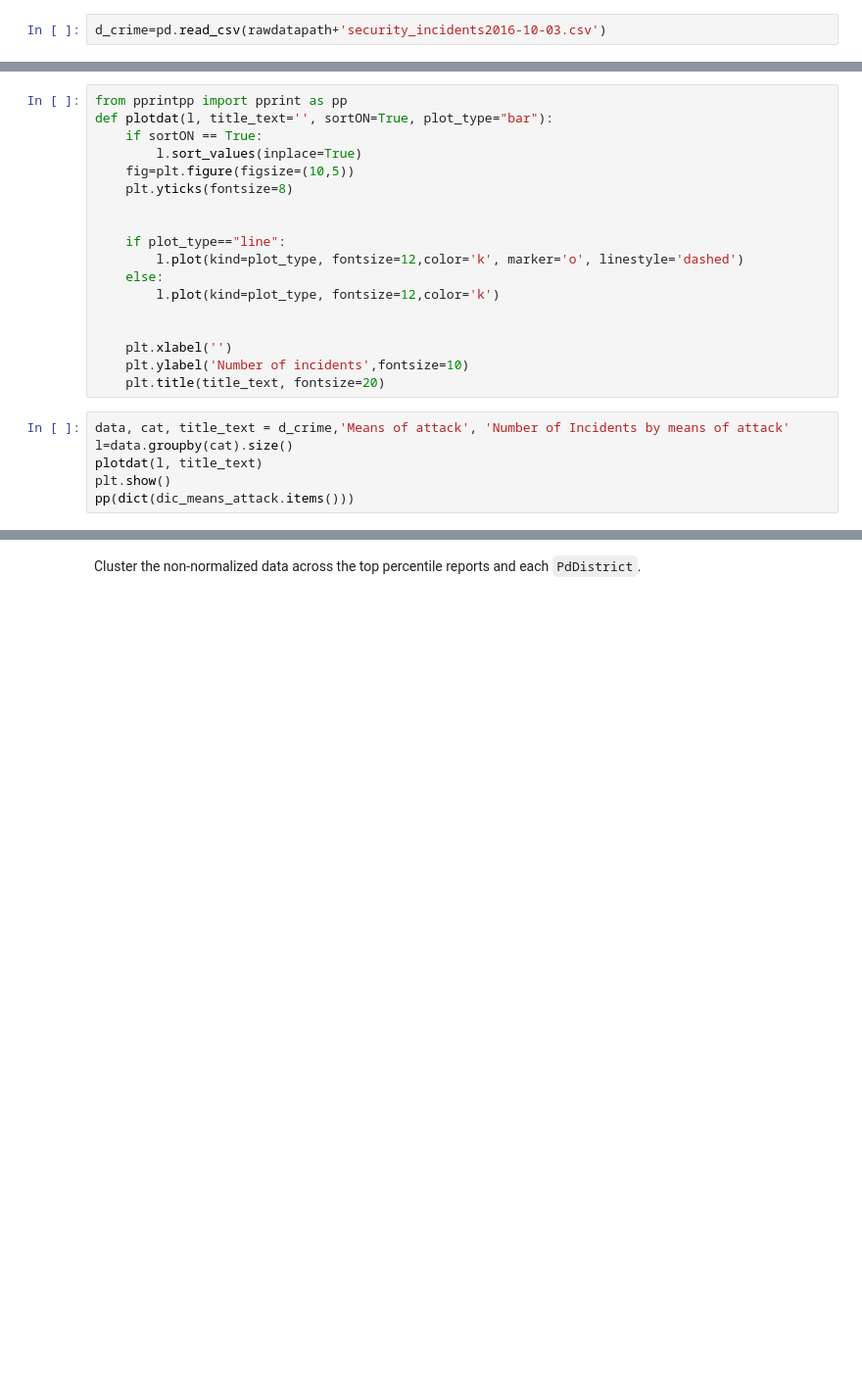
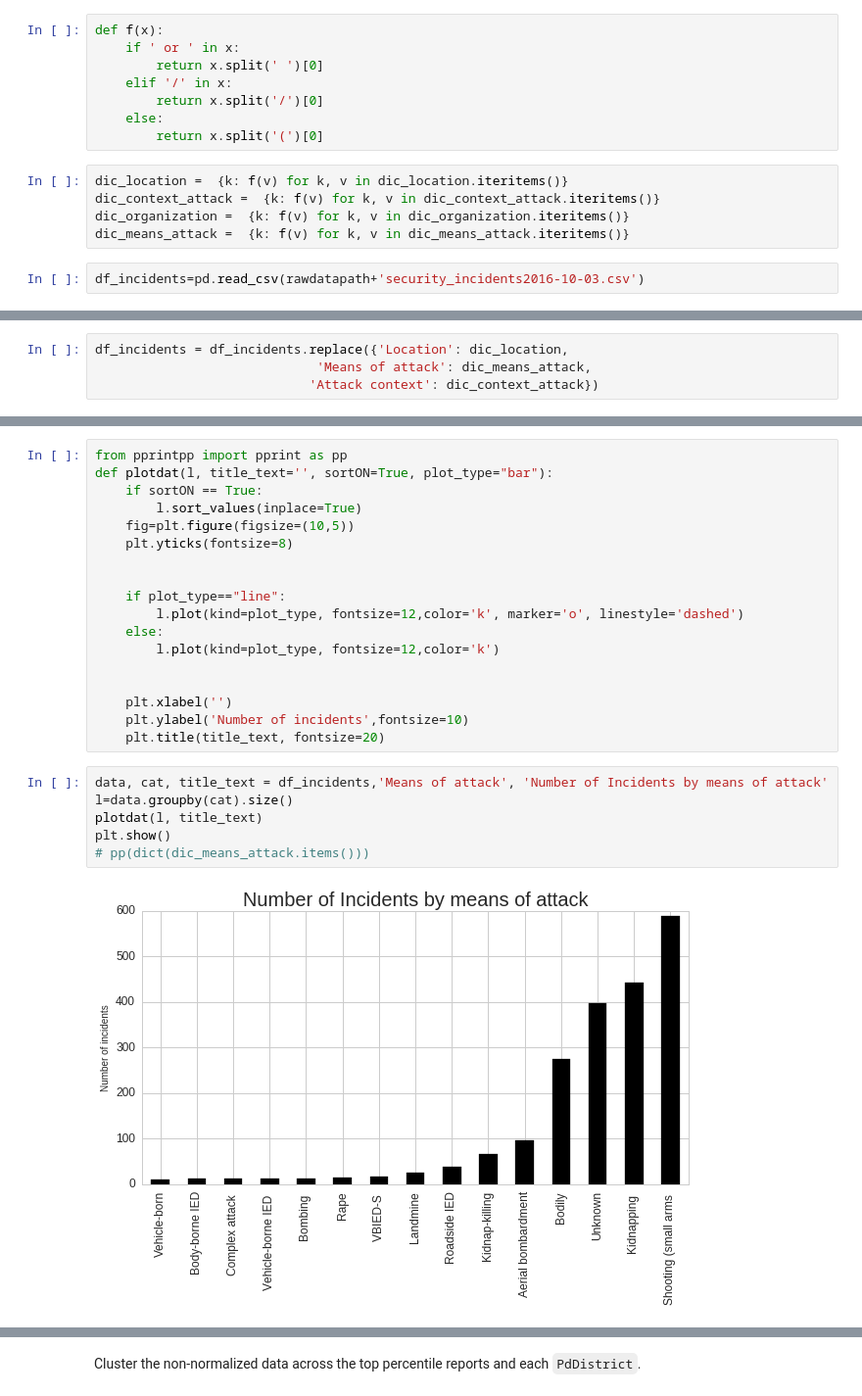
Before and after one commit to philippschw/Humanitarian_Security, a Jupyter notebook: Humanitarian Security Incidents_aidworkersecurity.org.ipynb, the cells around one changed output, grey strips where cells are left out. Shown at 98% size. Saved outputs shown, nothing was run; the diff lists cells and outputs as text; blank space fills up the shorter version.

```diff
--- a/Humanitarian Security Incidents_aidworkersecurity.org.ipynb
+++ b/Humanitarian Security Incidents_aidworkersecurity.org.ipynb
@@ -71,2 +59,15 @@ d_crime_geo['Latitude'] = d_crime_geo['Latitude'].map(lambda x: x.rstrip(')'))
+# %%
+def f(x):
+    if ' or ' in x:
+        return x.split(' ')[0]
+    elif '/' in x:
+        return x.split('/')[0]
+    else:
+        return x.split('(')[0]
+# %%
+dic_location =  {k: f(v) for k, v in dic_location.iteritems()}
+dic_context_attack =  {k: f(v) for k, v in dic_context_attack.iteritems()}
+dic_organization =  {k: f(v) for k, v in dic_organization.iteritems()}
+dic_means_attack =  {k: f(v) for k, v in dic_means_attack.iteritems()}
 # %%
-d_crime=pd.read_csv(rawdatapath+'security_incidents2016-10-03.csv')
+df_incidents=pd.read_csv(rawdatapath+'security_incidents2016-10-03.csv')
@@ -73,3 +87,7 @@ d_crime=pd.read_csv(rawdatapath+'security_incidents2016-10-03.csv')
+# %%
+df_incidents = df_incidents.replace({'Location': dic_location,
+                             'Means of attack': dic_means_attack,
+                            'Attack context': dic_context_attack})
 # %%
 from zipfile import ZipFile
 import os
@@ -255,8 +292,10 @@ def plotdat(l, title_text='', sortON=True, plot_type="bar"):
     plt.ylabel('Number of incidents',fontsize=10)
     plt.title(title_text, fontsize=20)
 # %%
-data, cat, title_text = d_crime,'Means of attack', 'Number of Incidents by means of attack'
+data, cat, title_text = df_incidents,'Means of attack', 'Number of Incidents by means of attack'
 l=data.groupby(cat).size()
 plotdat(l, title_text)
 plt.show()
-pp(dict(dic_means_attack.items()))
+# pp(dict(dic_means_attack.items()))
+# %% [output]
+[figure, added]
```
Also changed, not shown: parts of 41 cells of this notebook, 3 other files.
